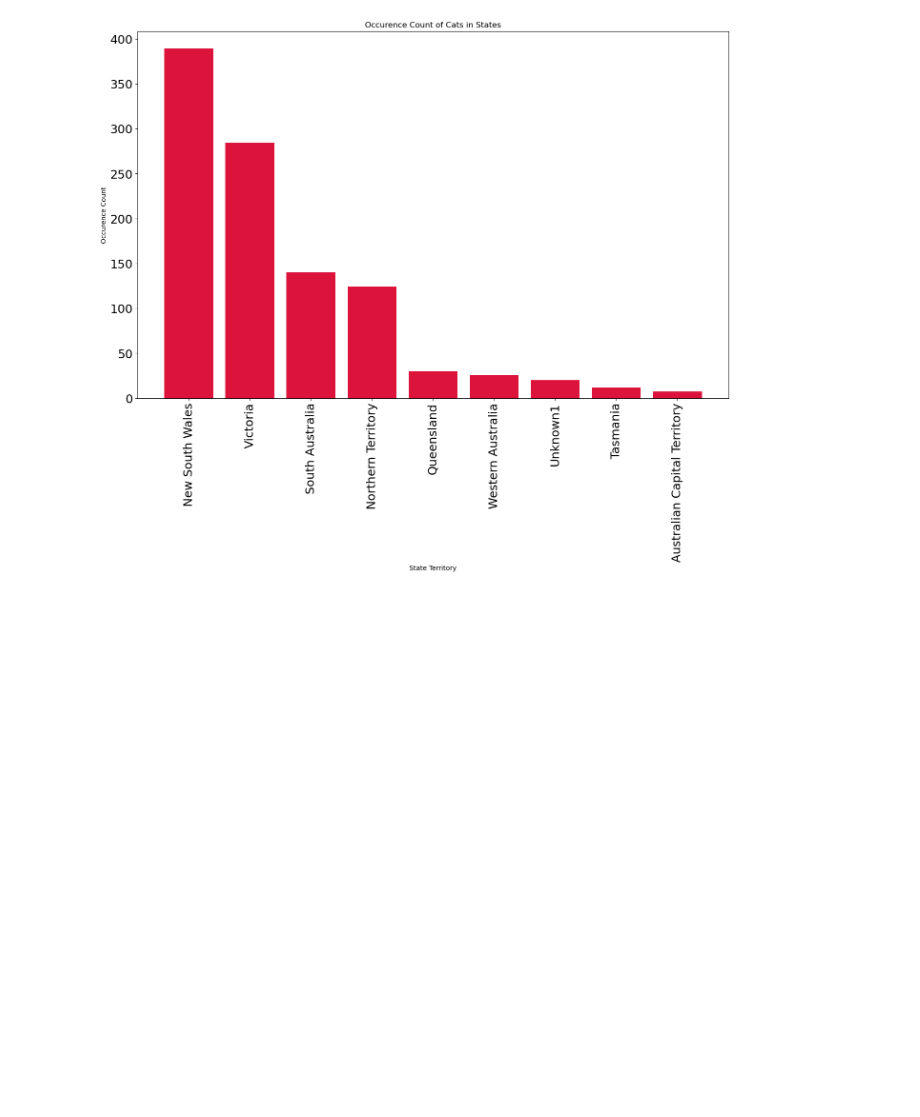
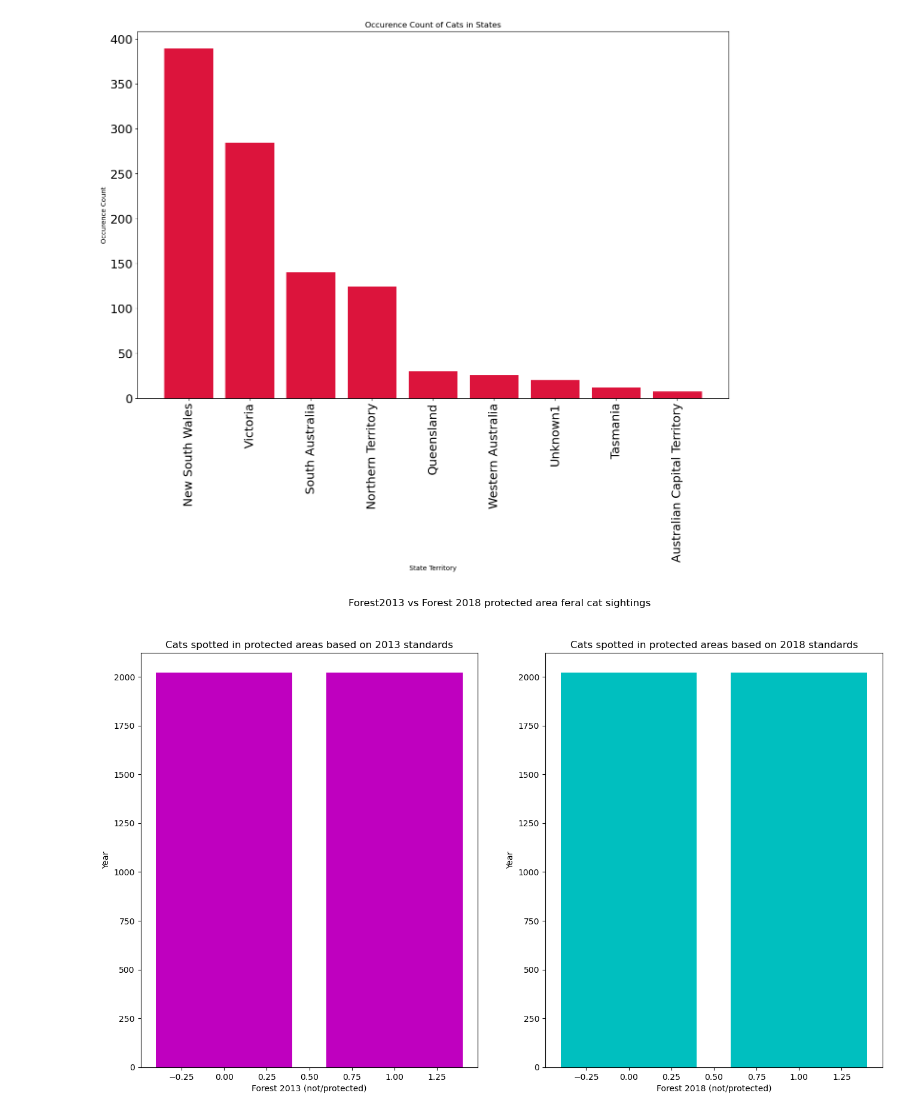
Before and after one commit to liza-drini/ceu-ds-project-C-2026, a Jupyter notebook: src/liza_visualization_graph.ipynb, the cells around one changed output. Cells and saved outputs as stored; diff of their text form; code cells hidden in the pictures; blank space fills up the shorter version.

Commit message:
graph + ydata update

```diff
--- a/src/liza_visualization_graph.ipynb
+++ b/src/liza_visualization_graph.ipynb
@@ -4,3 +4,5 @@
 import matplotlib.pyplot as plt
 import numpy as np
 import pandas as pd
+# %%
+rt_df = pd.read_csv('../datasets/Cat_only_rt.csv')
@@ -118,3 +125,19 @@ plt.yticks(fontsize=18)
 plt.show()
 # %% [output]
 [figure]
+# %%
+fig, ax = plt.subplots(1, 2, figsize=(16,9))
+fig.suptitle('Forest2013 vs Forest 2018 protected area feral cat sightings')
+ax[0].bar(rt_df['forest2013BNRY'], rt_df['year'], color='m')
+ax[0].set_xlabel('Forest 2013 (not/protected)')
+ax[0].set_ylabel('Year')
+ax[0].set_title('Cats spotted in protected areas based on 2013 standards')
+
+ax[1].bar(rt_df['forest2013BNRY'], rt_df['year'], color='c')
+ax[1].set_xlabel('Forest 2018 (not/protected)')
+ax[1].set_ylabel('Year')
+ax[1].set_title('Cats spotted in protected areas based on 2018 standards')
+
+plt.show()
+# %% [output]
+[figure, added]
```
Also changed, not shown: parts of 1 cell of this notebook, 1 other file.
